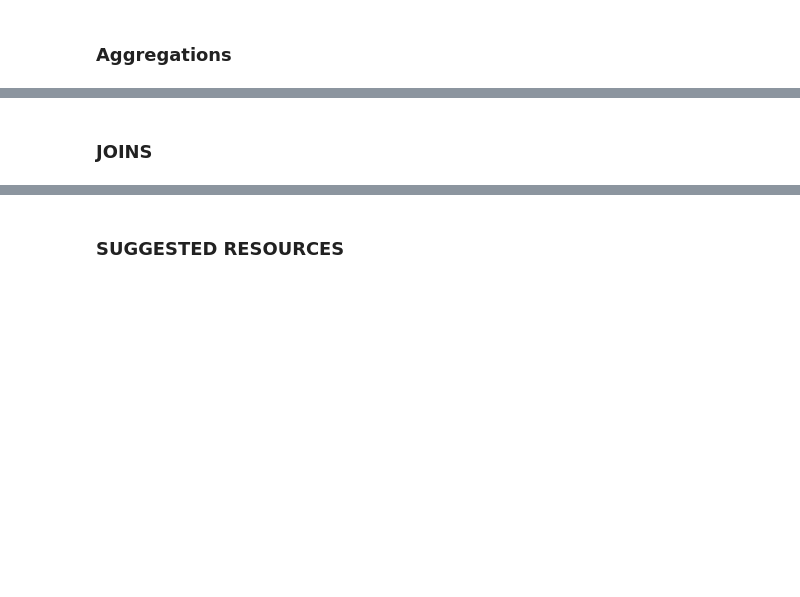
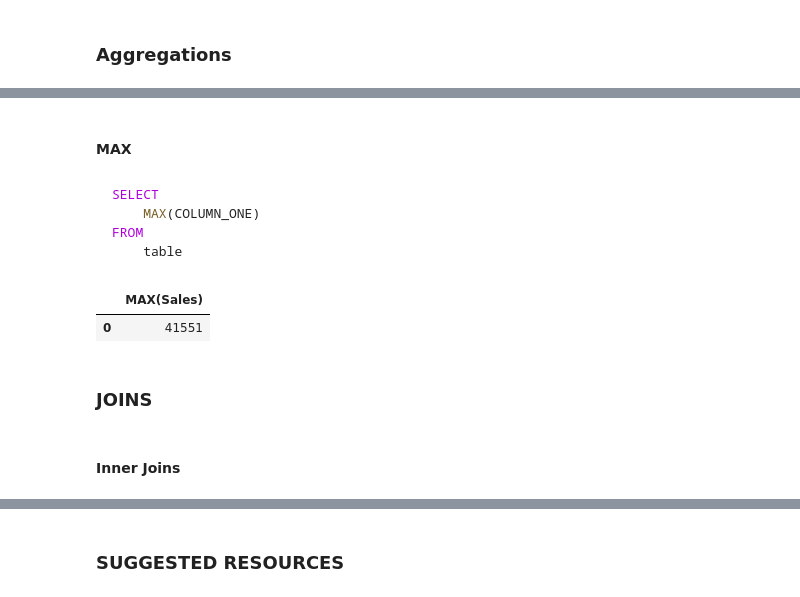
Before and after one commit to theSekyi/sql_projects, a Jupyter notebook: 02.ipynb, the cells around one changed output, grey strips where cells are left out. Saved outputs shown, nothing was run; the diff lists cells and outputs as text; code cells hidden in the pictures; blank space fills up the shorter version.

````diff
--- a/02.ipynb
+++ b/02.ipynb
@@ -223,2 +266,19 @@ OperationalError: near "WHERE": syntax error
+# %% [markdown]
+#### **MAX**
+# %% [markdown]
+```mysql
+SELECT
+    MAX(COLUMN_ONE)
+FROM
+    table
+```
+# %%
+pd.read_sql('''SELECT MAX(Sales)
+                      FROM data''',connection)
+# %% [output]
+|  | MAX(Sales) |
+| 0 | 41551 |
 # %% [markdown]
 ### **JOINS**
+# %% [markdown]
+#### **Inner Joins**
````
Also changed, not shown: parts of 16 cells of this notebook, 1 other file.
